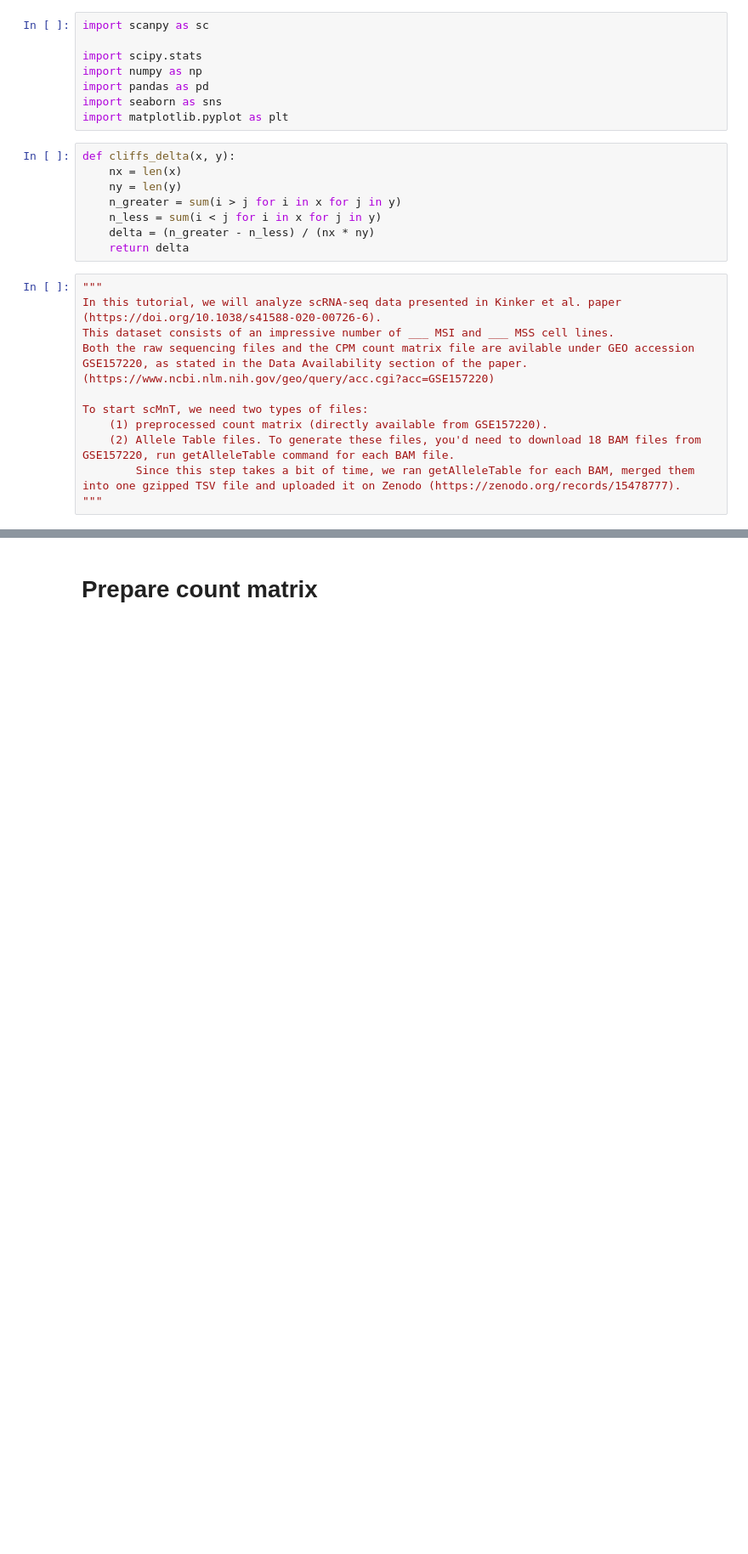
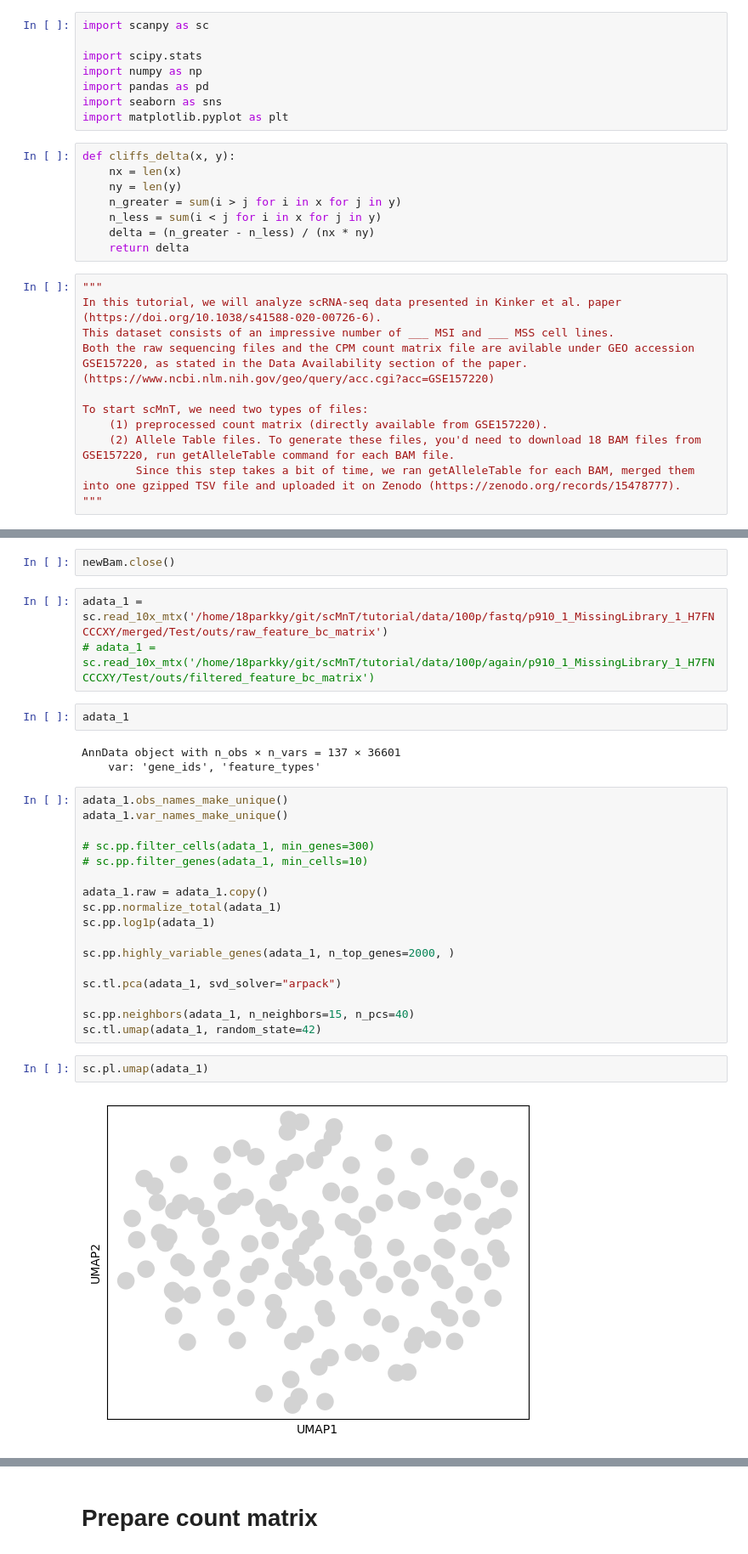
Before and after one commit to 18parkky/scMnT, a Jupyter notebook: tutorial/workflow.ipynb, the cells around one changed output, grey strips where cells are left out. Shown at 85% size. Drawn from its saved outputs; the diff is of its cells as text; blank space fills up the shorter version.

```diff
--- a/tutorial/workflow.ipynb
+++ b/tutorial/workflow.ipynb
@@ -27,0 +136,31 @@ To start scMnT, we need two types of files:
+# %%
+newBam.close()
+# %%
+adata_1 = sc.read_10x_mtx('/home/18parkky/git/scMnT/tutorial/data/100p/fastq/p910_1_MissingLibrary_1_H7FNCCCXY/merged/Test/outs/raw_feature_bc_matrix')
+# adata_1 = sc.read_10x_mtx('/home/18parkky/git/scMnT/tutorial/data/100p/again/p910_1_MissingLibrary_1_H7FNCCCXY/Test/outs/filtered_feature_bc_matrix')
+# %%
+adata_1
+# %% [output]
+AnnData object with n_obs × n_vars = 137 × 36601
+    var: 'gene_ids', 'feature_types'
+# %%
+adata_1.obs_names_make_unique()
+adata_1.var_names_make_unique()
+
+# sc.pp.filter_cells(adata_1, min_genes=300)
+# sc.pp.filter_genes(adata_1, min_cells=10)
+
+adata_1.raw = adata_1.copy()
+sc.pp.normalize_total(adata_1)
+sc.pp.log1p(adata_1)
+
+sc.pp.highly_variable_genes(adata_1, n_top_genes=2000, )
+
+sc.tl.pca(adata_1, svd_solver="arpack")
+
+sc.pp.neighbors(adata_1, n_neighbors=15, n_pcs=40)
+sc.tl.umap(adata_1, random_state=42)
+# %%
+sc.pl.umap(adata_1)
+# %% [output]
+[figure, added]
```
Also changed, not shown: parts of 18 cells of this notebook, 10 other files.
